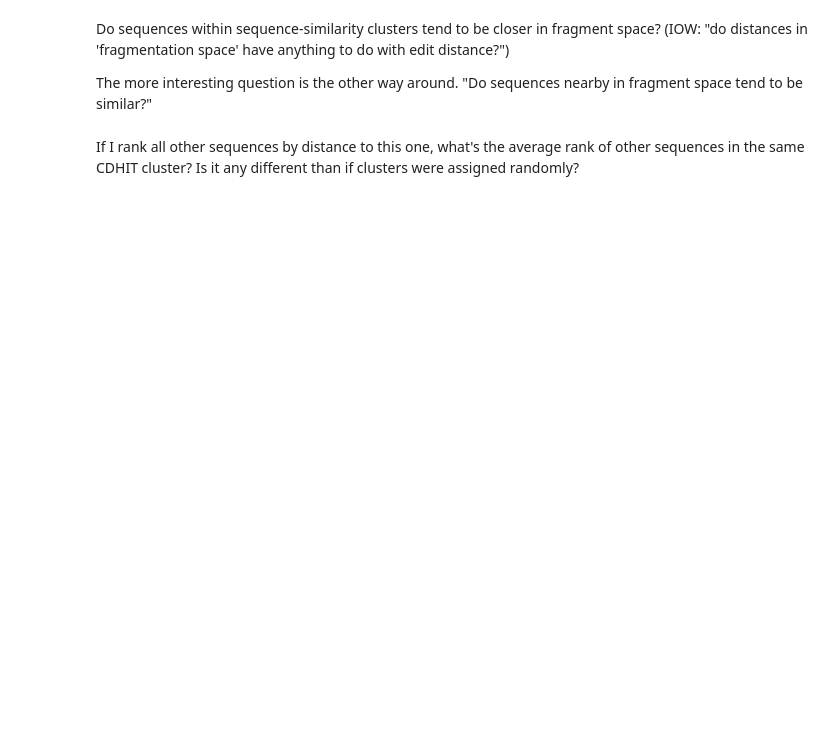
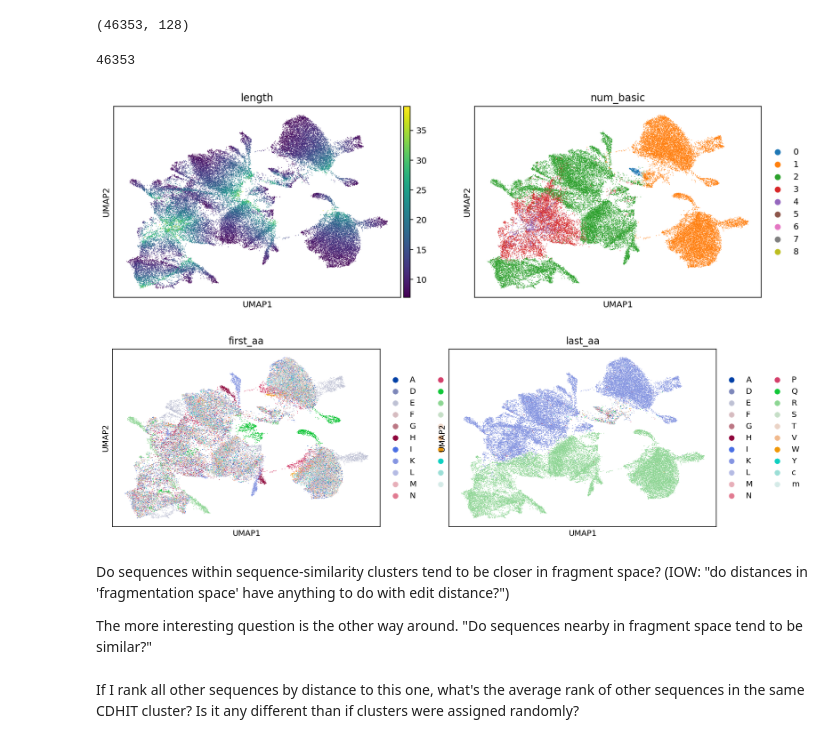
Before and after one commit to murphy17/MSPretraining, a Jupyter notebook: AnalyzeEmbeddings.ipynb, the cells around one changed output. Saved outputs shown, nothing was run; the diff lists cells and outputs as text; code cells hidden in the pictures; blank space fills up the shorter version.

```diff
--- a/AnalyzeEmbeddings.ipynb
+++ b/AnalyzeEmbeddings.ipynb
@@ -18,6 +18,8 @@ print(last_ckpt)
 model = MSTransformer.load_from_checkpoint(last_ckpt)
 dm = MSDataModule(**dict(model.hparams))
 
+dm.prefetch = False
+
 dm.setup()
 # model = model.cpu()
 model.eval();
@@ -37,7 +43,7 @@ spectra = []
 # entropy?
 # ...charge?
 
-for i, batch in tqdm(enumerate(dm.val_dataloader())):
+for i, batch in tqdm(enumerate(dm.test_dataloader())):
     x = batch['x'].to(model.device)
     x_mask = batch['x_mask'].to(model.device).unsqueeze(-1)
     z = model.encoder(x, x_mask)
@@ -58,8 +64,10 @@ charges = np.concatenate(charges,0)
 ces = np.concatenate(ces,0)
 
 embeddings = pd.DataFrame(embeddings)
-# embeddings = embeddings.groupby(sequences).mean()
+embeddings = embeddings.groupby(sequences).mean()
 embeddings.shape
+# %% [output]
+(46353, 128)
 # %%
 def polarity(sequence):
     is_basic = np.array([aa in 'RHK' for aa in sequence])
@@ -67,11 +75,10 @@ def polarity(sequence):
     return polarity
 
 import scanpy as sc
-from scipy.stats import entropy
 
 adata = sc.AnnData(embeddings)
 
-adata.obs['sequence'] = sequences
+adata.obs['sequence'] = embeddings.index
 adata.obs['length'] = adata.obs['sequence'].map(len)
 adata.obs['first_aa'] = adata.obs['sequence'].str[0]
 adata.obs['second_aa'] = adata.obs['sequence'].str[1]
@@ -79,6 +86,7 @@ adata.obs['last_aa'] = adata.obs['sequence'].str[-1]
 adata.obs['num_basic'] = adata.obs['sequence'].map(lambda s: sum([c in 'RKH' for c in s])).astype(str)
 adata.obs['polarity'] = adata.obs['sequence'].map(polarity)
 # %%
-adata.obs['peak_entropy'] = [entropy(s.ravel())/s.shape[0] for s in spectra]
-adata.obs['bond_entropy'] = [entropy(s.sum((1,2,3)).ravel())/s.shape[0] for s in spectra]
-adata.obs['terminality'] = [s.sum((0,2,3))[-1]/s.sum() for s in spectra]
+# from scipy.stats import entropy
+# adata.obs['peak_entropy'] = [entropy(s.ravel())/s.shape[0] for s in spectra]
+# adata.obs['bond_entropy'] = [entropy(s.sum((1,2,3)).ravel())/s.shape[0] for s in spectra]
+# adata.obs['terminality'] = [s.sum((0,2,3))[-1]/s.sum() for s in spectra]
@@ -87,3 +93,15 @@ sc.pp.subsample(adata,fraction=0.2)
+# %%
+# # sc.pp.subsample(adata,fraction=0.25)
+
+# from src.cdhit import CDHIT
+
+# clusters = CDHIT(threshold=0.9, word_length=5).fit_predict(adata.obs['sequence'])
+
+# adata = adata[adata.obs[[]].groupby(clusters).head(3).index]
+
+len(adata)
+# %% [output]
+46353
 # %%
 sc.tl.pca(adata, random_state=0)
 sc.pp.neighbors(adata, random_state=0)
@@ -92,7 +110,10 @@ sc.tl.leiden(adata, resolution=0.5)
 # %%
 sc.pl.umap(adata,color=['length','num_basic'])
 sc.pl.umap(adata,color=['first_aa','last_aa'])
-sc.pl.umap(adata,color=['bond_entropy','terminality'])
+# sc.pl.umap(adata,color=['bond_entropy','terminality'])
+# %% [output]
+[figure, added]
+[figure, added]
 # %% [markdown]
 Do sequences within sequence-similarity clusters tend to be closer in fragment space? (IOW: "do distances in 'fragmentation space' have anything to do with edit distance?")
 
```
Also changed, not shown: parts of 5 cells of this notebook, 8 other files.
